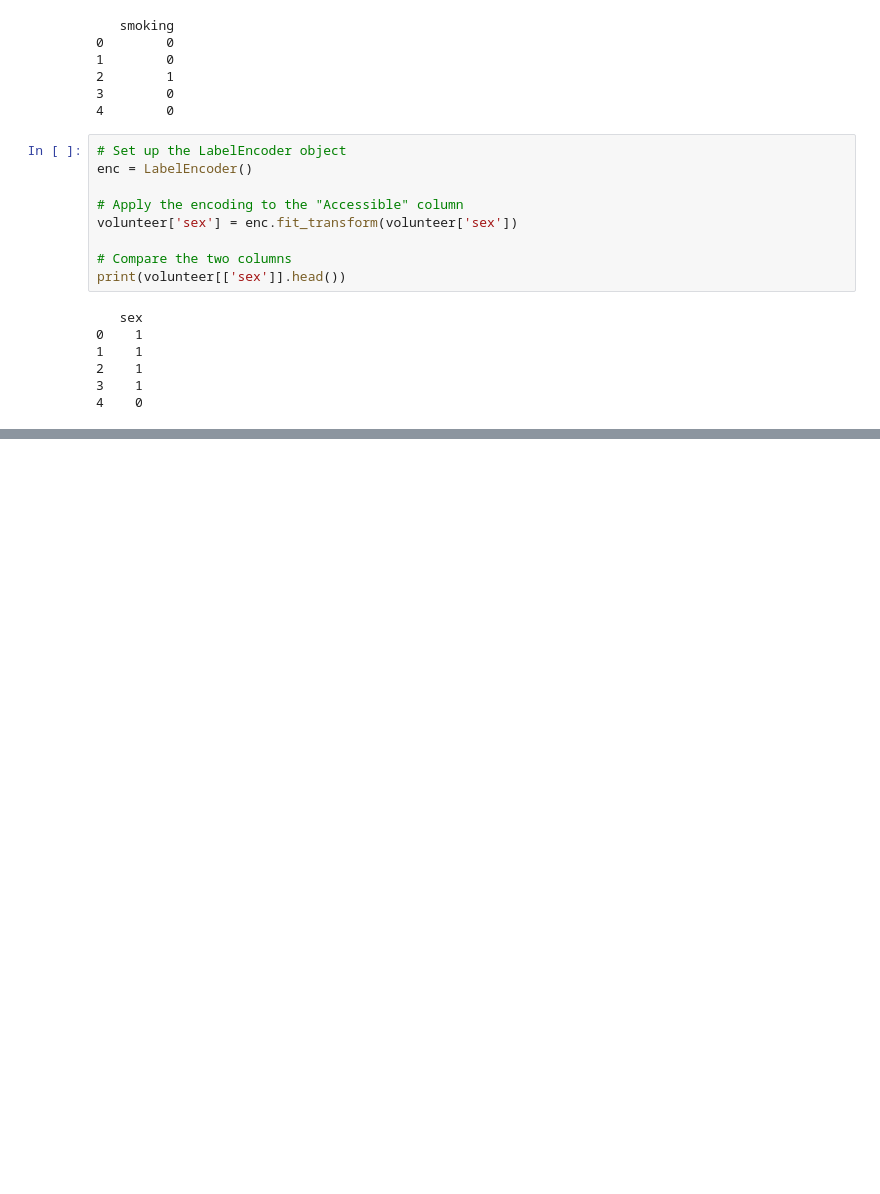
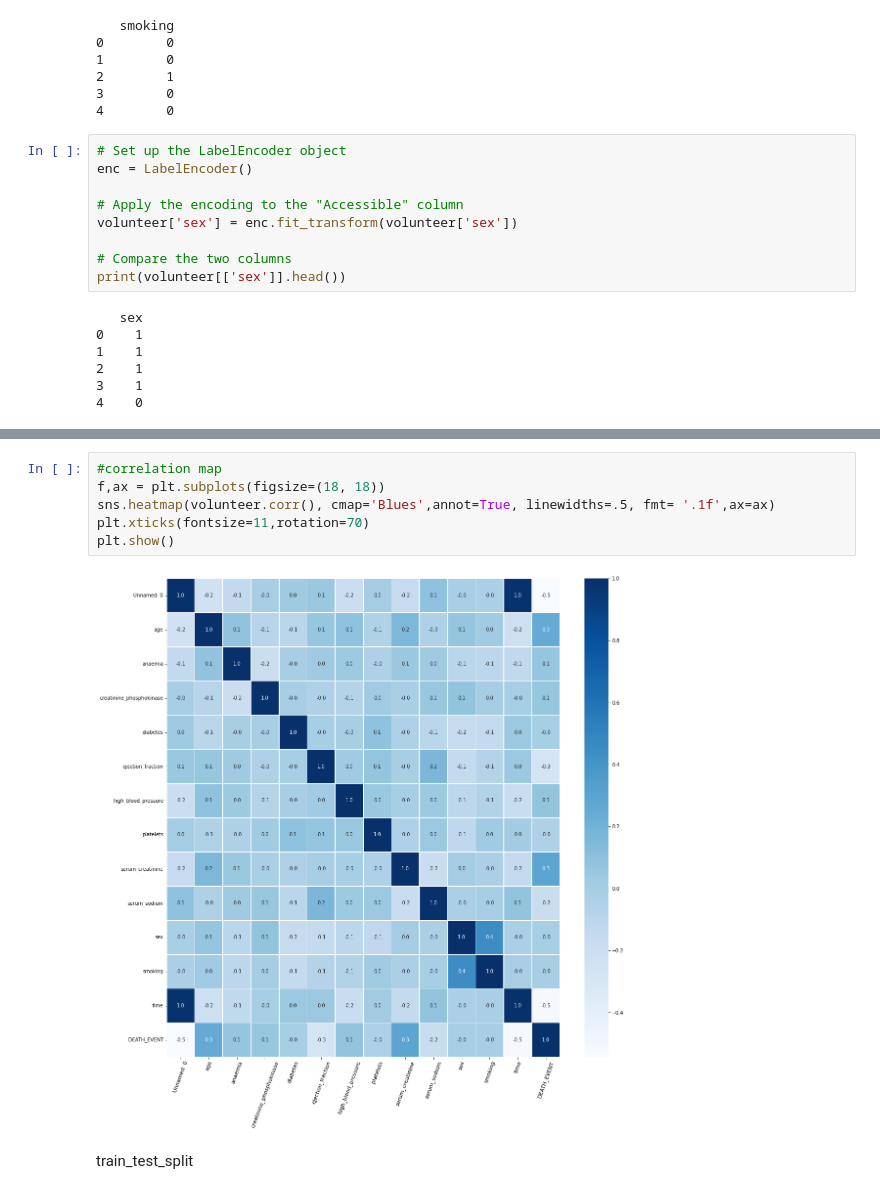
Before and after one commit to Salmanshowmic/Handling-a-datset, a Jupyter notebook: Handling_a_CSV_dataset.ipynb, the cells around one changed output, grey strips where cells are left out. Drawn from its saved outputs; the diff is of its cells as text; blank space fills up the shorter version.

```diff
--- a/Handling_a_CSV_dataset.ipynb
+++ b/Handling_a_CSV_dataset.ipynb
@@ -161,0 +229,10 @@ print(volunteer[['sex']].head())
+# %%
+#correlation map
+f,ax = plt.subplots(figsize=(18, 18))
+sns.heatmap(volunteer.corr(), cmap='Blues',annot=True, linewidths=.5, fmt= '.1f',ax=ax)
+plt.xticks(fontsize=11,rotation=70)
+plt.show()
+# %% [output]
+[figure, added]
+# %% [markdown]
+train_test_split
```
Also changed, not shown: parts of 9 cells of this notebook.
